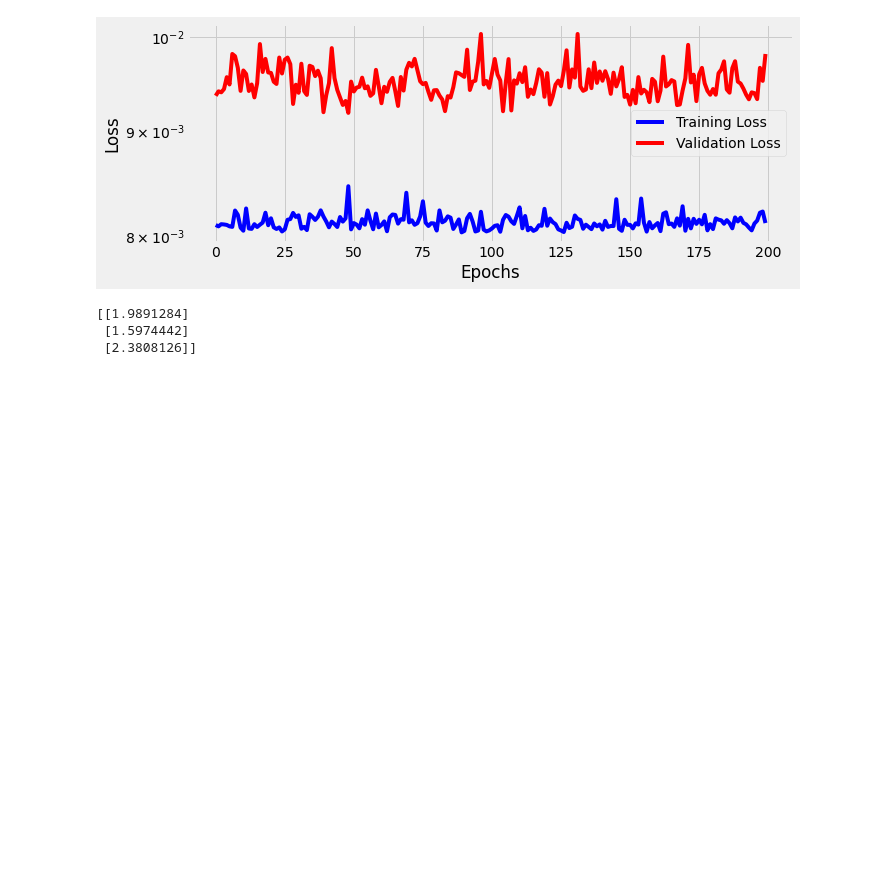
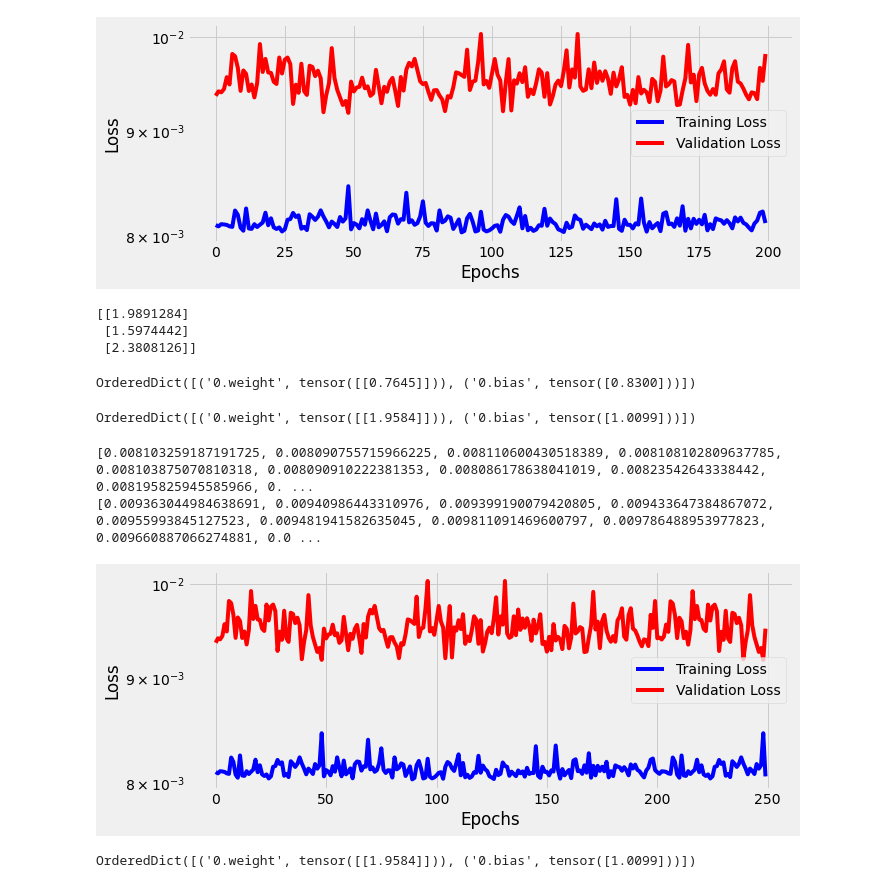
Before and after one commit to ridhimagarg/PyTorchBook, a Jupyter notebook: Chapter2_1.ipynb, the cells around one changed output. Drawn from its saved outputs; the diff is of its cells as text; code cells hidden in the pictures; blank space fills up the shorter version.

```diff
--- a/Chapter2_1.ipynb
+++ b/Chapter2_1.ipynb
@@ -321,3 +321,44 @@ print(predictions)
  [2.3808126]]
 # %%
 sbs.save_checkpoint('model_checkpoint.pth')
+# %%
+## Now resuming the training but we have to call this model configuration
+
+## model configuration
+# %%writefile model_configuration/v4.py
+
+lr = 0.1
+
+torch.manual_seed(42)
+
+model = nn.Sequential(nn.Linear(1,1))
+
+optimizer = optim.SGD(model.parameters(), lr=lr)
+
+loss_fn = nn.MSELoss(reduction="mean")
+# %%
+print(model.state_dict())
+# %% [output]
+OrderedDict([('0.weight', tensor([[0.7645]])), ('0.bias', tensor([0.8300]))])
+# %%
+new_sbs = StepByStep(model, loss_fn
+                     , optimizer)
+new_sbs.load_checkpoint('model_checkpoint.pth')
+print(model.state_dict())
+# %% [output]
+OrderedDict([('0.weight', tensor([[1.9584]])), ('0.bias', tensor([1.0099]))])
+# %%
+## Now we will train for next 50 epochs
+
+new_sbs.set_loaders(train_loader, val_loader)
+new_sbs.train(n_epochs=50)
+# %%
+fig = new_sbs.plot_losses()
+# %% [output]
+[0.008103259187191725, 0.008090755715966225, 0.008110600430518389, 0.008108102809637785, 0.008103875070810318, 0.008090910222381353, 0.008086178638041019, 0.00823542643338442, 0.008195825945585966, 0. ...
+[0.009363044984638691, 0.00940986443310976, 0.009399190079420805, 0.009433647384867072, 0.00955993845127523, 0.009481941582635045, 0.009811091469600797, 0.009786488953977823, 0.009660887066274881, 0.0 ...
+[figure, added]
+# %%
+print(sbs.model.state_dict())
+# %% [output]
+OrderedDict([('0.weight', tensor([[1.9584]])), ('0.bias', tensor([1.0099]))])
```
